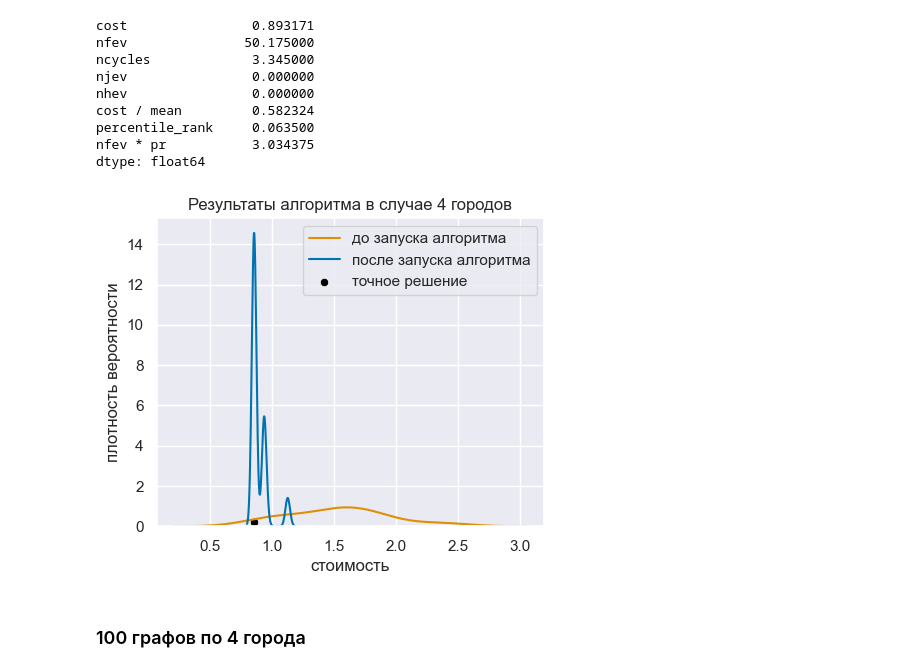
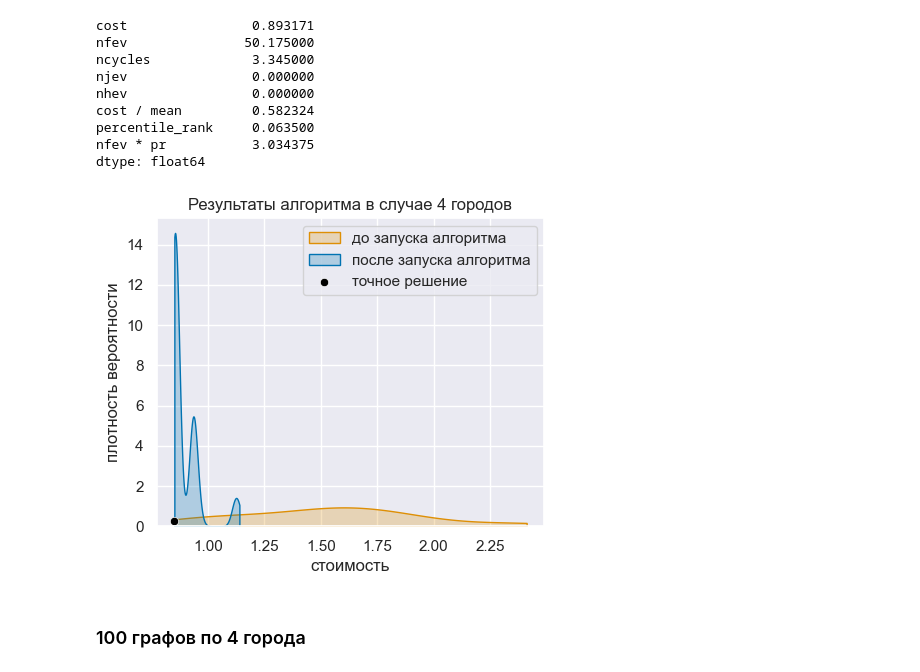
Before and after one commit to Batmaev/qua, a Jupyter notebook: CleanCalculations/cc1.ipynb, the cells around one changed output. Drawn from its saved outputs; the diff is of its cells as text; code cells hidden in the pictures.

```diff
--- a/CleanCalculations/cc1.ipynb
+++ b/CleanCalculations/cc1.ipynb
@@ -655,17 +659,17 @@ dtype: float64
 # %%
 plt.figure(figsize = (5, 4))
 ax =\
-sns.kdeplot(brute4_2['all']['cost'] , label = 'до запуска алгоритма', color = sns.color_palette("colorblind")[1])
-sns.kdeplot(a4a_tol['cost'] , label = 'после запуска алгоритма')
+sns.kdeplot(brute4_2['all']['cost'] , label = 'до запуска алгоритма', color = sns.color_palette("colorblind")[1], cut = 0, fill = True)
+sns.kdeplot(a4a_tol['cost'] , label = 'после запуска алгоритма', cut = 0, fill = True)
 #sns.kdeplot(a4['cost'] , label = 'после запуска алгоритма')
-sns.scatterplot(x = [brute4_2['min_cost']], y = [0.2], color = "black", label = "точное решение", s = 36)
+sns.scatterplot(x = [brute4_2['min_cost']], y = [0.24], color = "black", label = "точное решение", s = 36)
 plt.legend()
 ax.set_xlabel("стоимость")
 ax.set_ylabel("плотность вероятности")
 ax.set_title("Результаты алгоритма в случае 4 городов")
-plt.savefig("./4towns.pdf", bbox_inches = 'tight')
+plt.savefig("./4towns.pdf", bbox_inches = 'tight', dpi = 350)
 # %% [output]
-[figure, old version]
+[figure, new version]
 # %% [markdown]
 ### 100 графов по 4 города
 # %%
```
Also changed, not shown: parts of 8 cells of this notebook, 9 other files.
